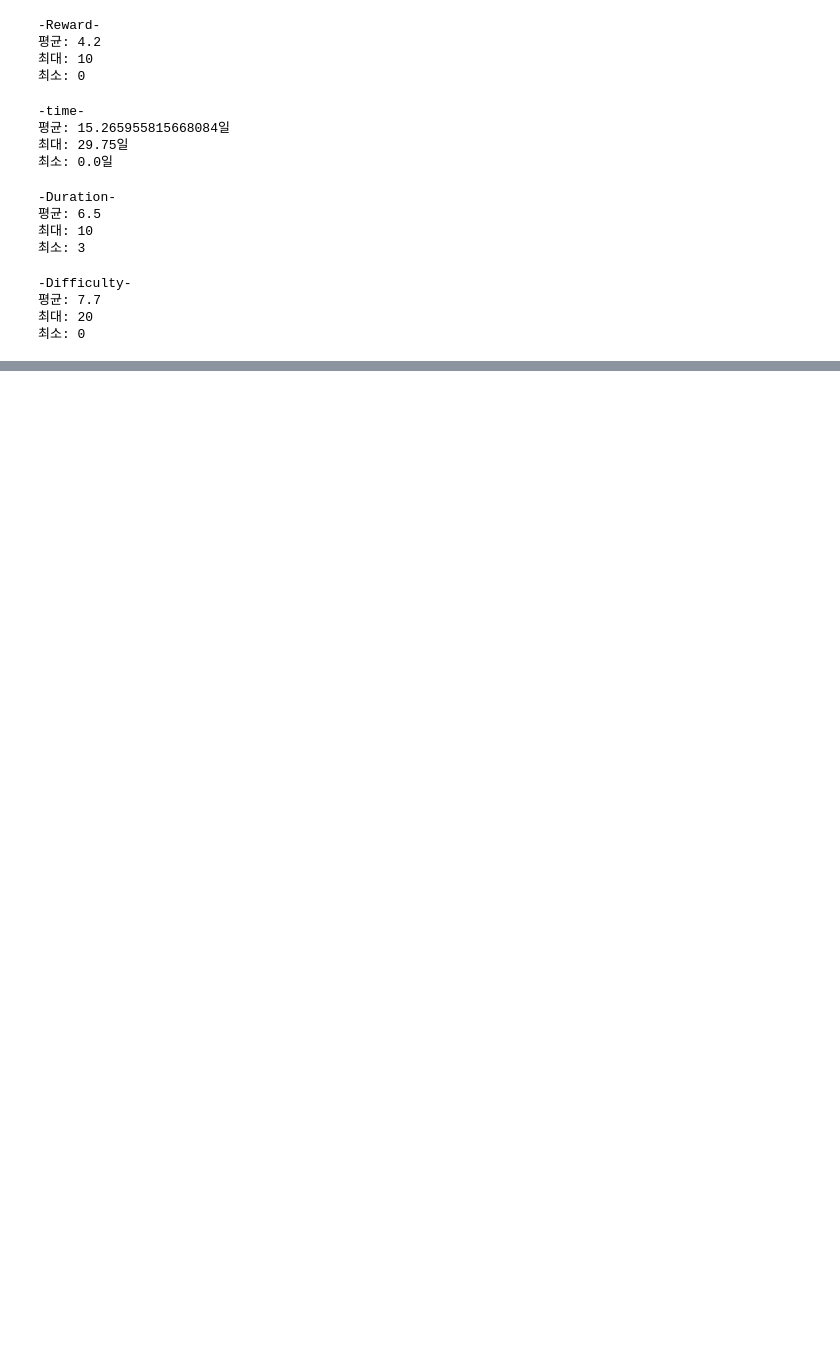
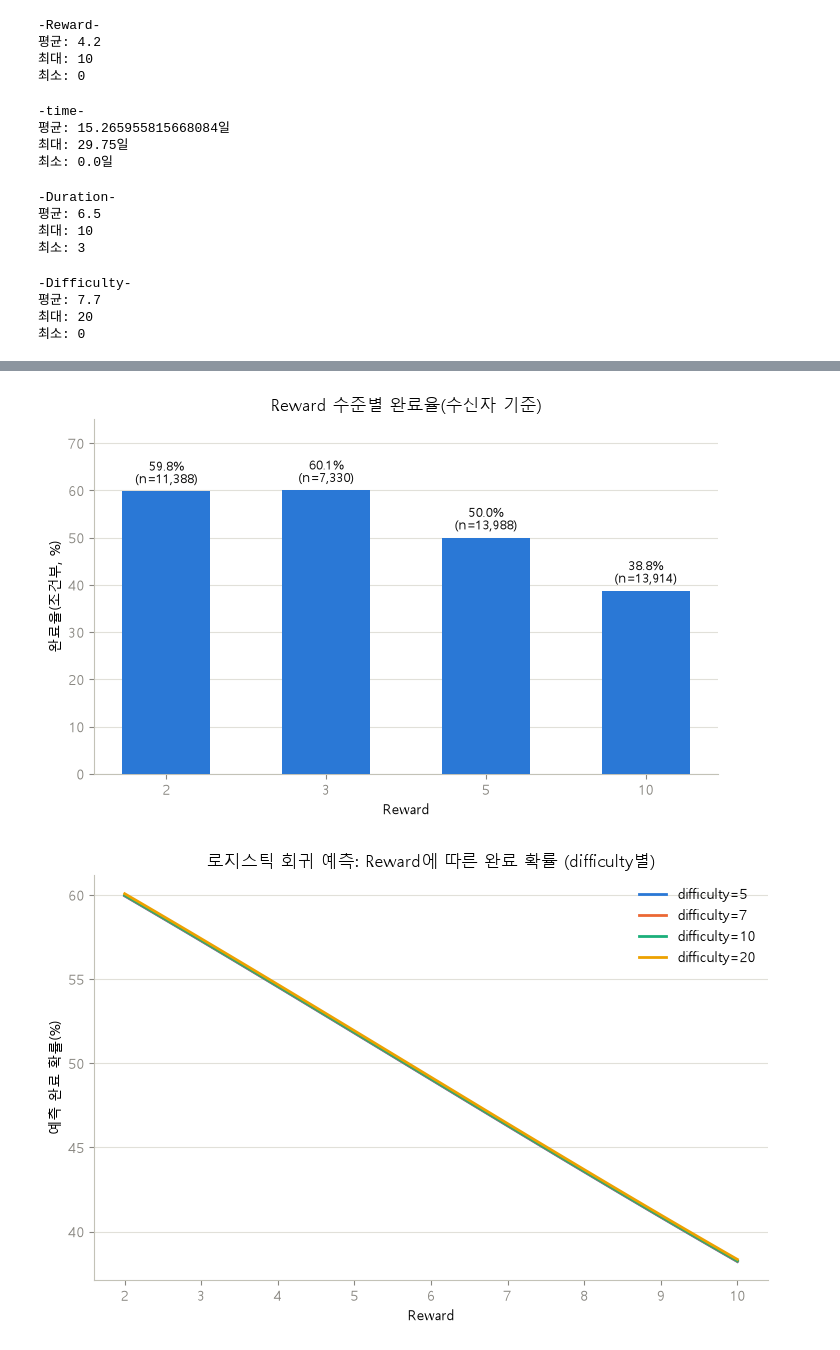
Before and after one commit to Sicheol-Pyo/ai-data-bootcamp, a Jupyter notebook: project_2/project_2_표시철.ipynb, the cells around one changed output, grey strips where cells are left out. Saved outputs shown, nothing was run; the diff lists cells and outputs as text; code cells hidden in the pictures; blank space fills up the shorter version.

```diff
--- a/project_2/project_2_표시철.ipynb
+++ b/project_2/project_2_표시철.ipynb
@@ -243,0 +258,10 @@ print(f"최소: {portfolio['difficulty'].min()}")
+# %%
+#transcript[value] key 'offer id' -> 'offer_id'로 수정
+
+def normalize_value(v):
+    if 'offer id' in v:
+        v = dict(v)  # 원본 dict 훼손 방지
+        v['offer_id'] = v.pop('offer id')
+    return v
+
+transcript['value'] = transcript['value'].apply(normalize_value)
@@ -243,0 +355,62 @@ print(f"최소: {portfolio['difficulty'].min()}")
+# %%
+# ---------------------------------------------------------
+# 차트 1: reward별 완료율(조건부, 수신자 중 완료) 막대그래프
+# ---------------------------------------------------------
+summary = (
+    model_df.groupby('reward')['viewed_before_completed']
+    .agg(완료율='mean', n='size')
+    .reset_index()
+    .sort_values('reward')
+)
+
+fig, ax = plt.subplots(figsize=(7, 4.5))
+bars = ax.bar(summary['reward'].astype(str), summary['완료율'] * 100,
+               color='#2a78d6', width=0.55, zorder=3)
+
+for bar, rate, n in zip(bars, summary['완료율'], summary['n']):
+    ax.text(bar.get_x() + bar.get_width() / 2, bar.get_height() + 1.2,
+             f'{rate*100:.1f}%\n(n={n:,})', ha='center', va='bottom',
+             fontsize=9, color='#0b0b0b')
+
+ax.set_xlabel('Reward')
+ax.set_ylabel('완료율(조건부, %)')
+ax.set_title('Reward 수준별 완료율(수신자 기준)')
+ax.set_ylim(0, max(summary['완료율']) * 100 + 15)
+ax.spines[['top', 'right']].set_visible(False)
+ax.spines[['left', 'bottom']].set_color('#c3c2b7')
+ax.yaxis.grid(True, color='#e1e0d9', linewidth=0.8, zorder=0)
+ax.set_axisbelow(True)
+ax.tick_params(colors='#898781')
+plt.tight_layout()
+plt.savefig('reward_completion_rate.png', dpi=150)
+plt.show()
+
+# ---------------------------------------------------------
+# 차트 2: 로지스틱 회귀 예측확률 — reward × difficulty
+# ---------------------------------------------------------
+palette = ['#2a78d6', '#eb6834', '#1baf7a', '#eda100']  # 카테고리컬 순서 고정
+difficulty_levels = sorted(model_df['difficulty'].unique())
+reward_range = np.linspace(model_df['reward'].min(), model_df['reward'].max(), 100)
+
+fig, ax = plt.subplots(figsize=(7.5, 5))
+for i, d in enumerate(difficulty_levels):
+    pred_df = pd.DataFrame({'reward': reward_range, 'difficulty': d})
+    pred_prob = model.predict(pred_df)
+    ax.plot(reward_range, pred_prob * 100, color=palette[i % len(palette)],
+             linewidth=2, label=f'difficulty={d}', zorder=3)
+
+ax.set_xlabel('Reward')
+ax.set_ylabel('예측 완료 확률(%)')
+ax.set_title('로지스틱 회귀 예측: Reward에 따른 완료 확률 (difficulty별)')
+ax.spines[['top', 'right']].set_visible(False)
+ax.spines[['left', 'bottom']].set_color('#c3c2b7')
+ax.yaxis.grid(True, color='#e1e0d9', linewidth=0.8, zorder=0)
+ax.set_axisbelow(True)
+ax.tick_params(colors='#898781')
+ax.legend(frameon=False, loc='best')
+plt.tight_layout()
+plt.savefig('reward_difficulty_predicted_prob.png', dpi=150)
+plt.show()
+# %% [output]
+[figure, added]
+[figure, added]
```
Also changed, not shown: parts of 33 cells of this notebook, 21 other files.
